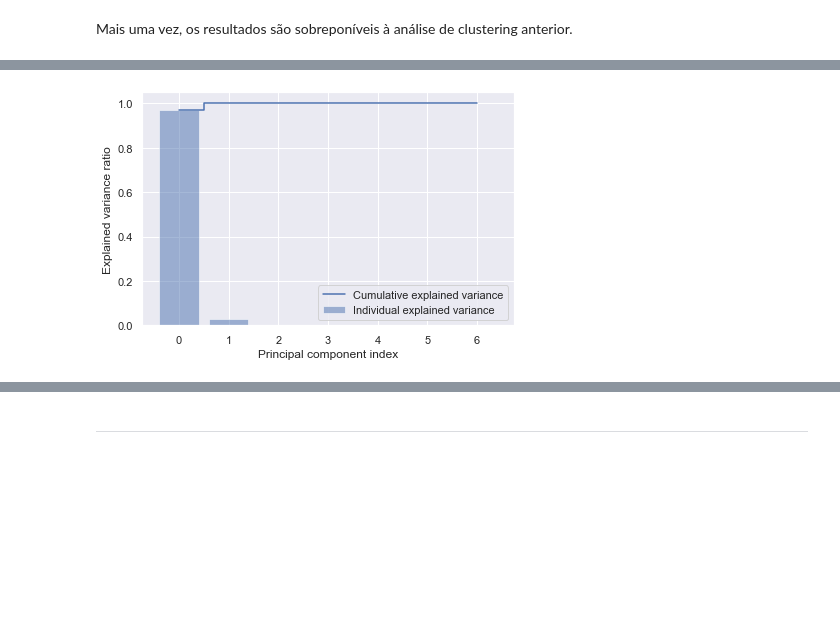
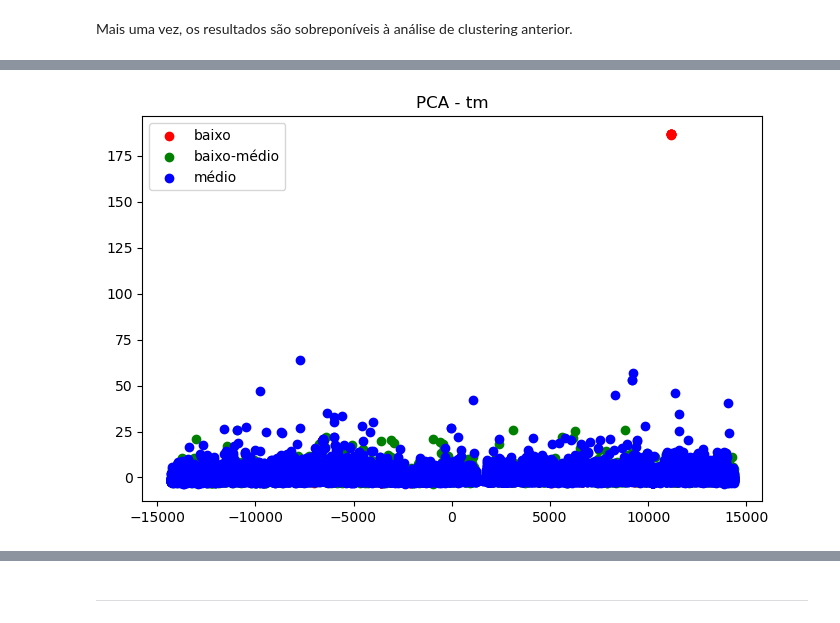
Before and after one commit to Sonia42882/SIB_v1, a Jupyter notebook: kag/notebook.ipynb, the cells around one changed output, grey strips where cells are left out. Cells and saved outputs as stored; diff of their text form; code cells hidden in the pictures; blank space fills up the shorter version.

```diff
--- a/kag/notebook.ipynb
+++ b/kag/notebook.ipynb
@@ -493,8 +493,9 @@ to_export.to_csv('datasets/all_descriptors_processed.csv')
 #data_scale = pd.read_csv('datasets/all_descriptors_processed.csv', delimiter = ',')
 data_scale = pd.read_csv('C:/Users/sonia/Desktop/SIB_v1/kag/all_descriptors_processed.csv', delimiter = ',')
 
+#definir X e Y
 Y_dataset = data_scale["tm"].to_frame(name = "tm")
-data_scale = data_scale.drop("tm", axis=1)
+X = data_scale.drop("tm", axis=1)
 # %% [markdown]
 Caracterizámos ainda o Y - variável "tm", de forma a visualizar a distribuição dos dados.
 # %%
@@ -800,0 +833,21 @@ Soma: 99.99997638969447 %
+# %%
+pca = PCA(n_components=2)
+pca.fit(X)
+
+
+# Transformacao dos dados no novo espaço utilizando apenas n CP
+X_r = pca.transform(X)
+print('Var. explicada: %s'% str(pca.explained_variance_ratio_))
+print('Soma:', sum(pca.explained_variance_ratio_) * 100, "%")
+
+exp_var_pca = pca.explained_variance_ratio_
+
+cum_sum_eigenvalues = np.cumsum(exp_var_pca)
+
+plt.bar(range(0,len(exp_var_pca)), exp_var_pca, alpha=0.5, align='center', label='Individual explained variance')
+plt.step(range(0,len(cum_sum_eigenvalues)), cum_sum_eigenvalues, where='mid',label='Cumulative explained variance')
+plt.ylabel('Explained variance ratio')
+plt.xlabel('Principal component index')
+plt.legend(loc='best')
+plt.tight_layout()
+plt.show()
@@ -801,10 +858,12 @@ Soma: 99.99997638969447 %
 # %%
-meta_values = data_Y_categorical["tm"]
+#### só considerei três categorias (não dá para mais)
+
+meta_values = Y_categorical["tm"]
 plt.figure()
-for c, name in zip("rgb", ['muito baixo','baixo','baixo-médio','médio','médio-alto','alto','muito alto']):
+for c, name in zip("rgb", ["baixo","baixo-médio", "médio"]):
     plt.scatter(X_r[meta_values == name, 0], X_r[meta_values == name, 1], c=c, label=name)
 plt.legend()
 plt.title('PCA - tm')
 plt.show()
 # %% [output]
-[figure, old version]
+[figure, new version]
```
Also changed, not shown: parts of 30 cells of this notebook.
